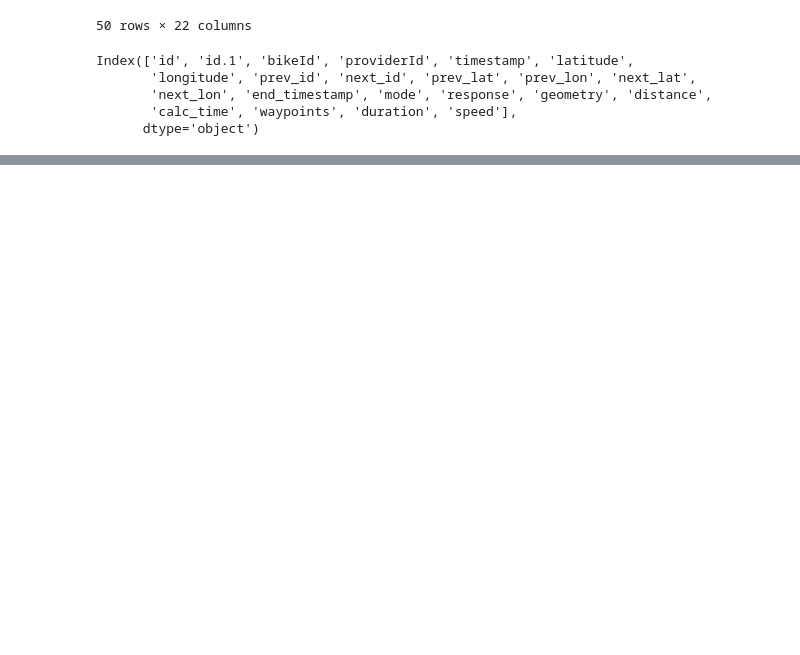
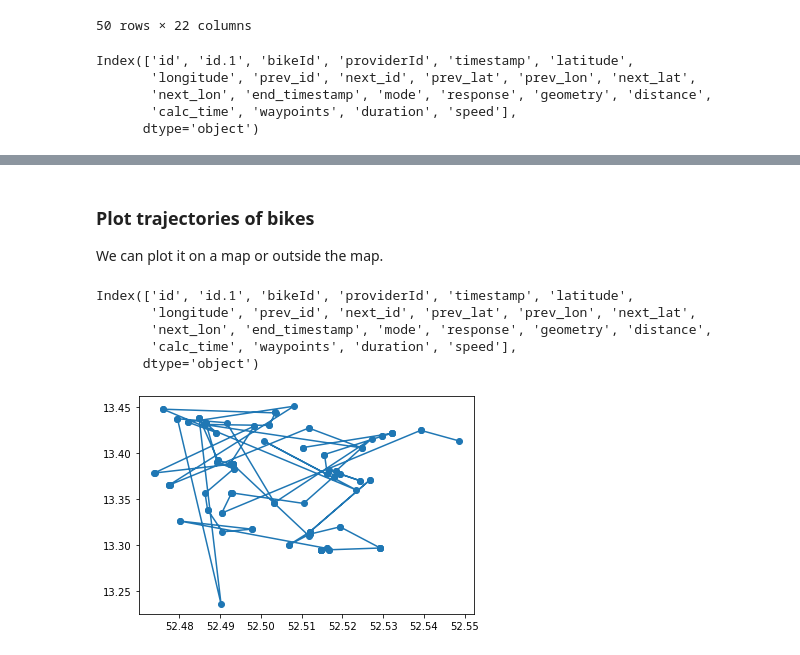
Before and after one commit to Liyubov/bike-sharing, a Jupyter notebook: bikes_mobility_analysis_trajectories/bikes_trajectories_analys.ipynb, the cells around one changed output, grey strips where cells are left out. Cells and saved outputs as stored; diff of their text form; code cells hidden in the pictures; blank space fills up the shorter version.

```diff
--- a/bikes_mobility_analysis_trajectories/bikes_trajectories_analys.ipynb
+++ b/bikes_mobility_analysis_trajectories/bikes_trajectories_analys.ipynb
@@ -59 +106,26 @@ Index(['id', 'id.1', 'bikeId', 'providerId', 'timestamp', 'latitude',
+# %% [markdown]
+### Plot trajectories of bikes
+We can plot it on a map or outside the map.
+# %%
+from matplotlib import pyplot as plt
+
+
+#choose trajectory of the first bike
+
+print(df_traj.columns)
+
+first_traj = df_traj[df_traj.bikeId == 13001]
+#print(first_traj.shape)
+
+
+# we can transfer latitude -> x, longitude -> y
+plt.plot(first_traj.latitude, first_traj.longitude, 'o-')
+plt.show()
+# %% [output]
+Index(['id', 'id.1', 'bikeId', 'providerId', 'timestamp', 'latitude',
+       'longitude', 'prev_id', 'next_id', 'prev_lat', 'prev_lon', 'next_lat',
+       'next_lon', 'end_timestamp', 'mode', 'response', 'geometry', 'distance',
+       'calc_time', 'waypoints', 'duration', 'speed'],
+      dtype='object')
+[figure, added]
 # %%
```
Also changed, not shown: parts of 6 cells of this notebook.
